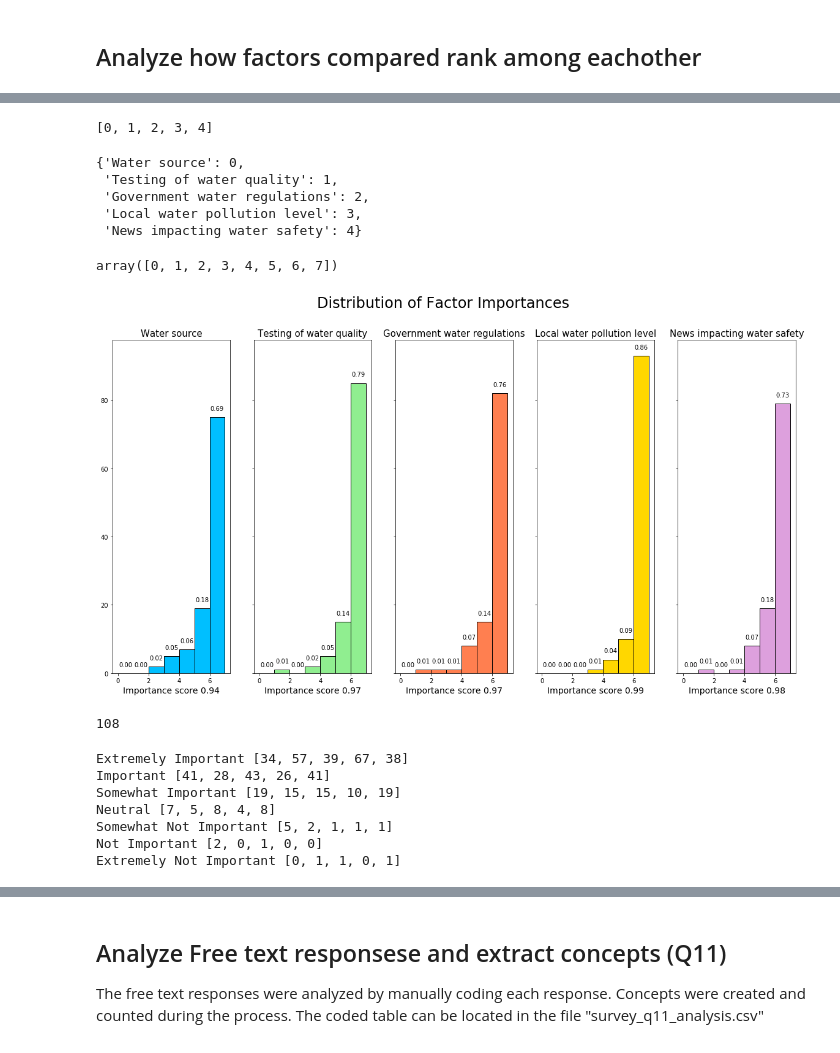
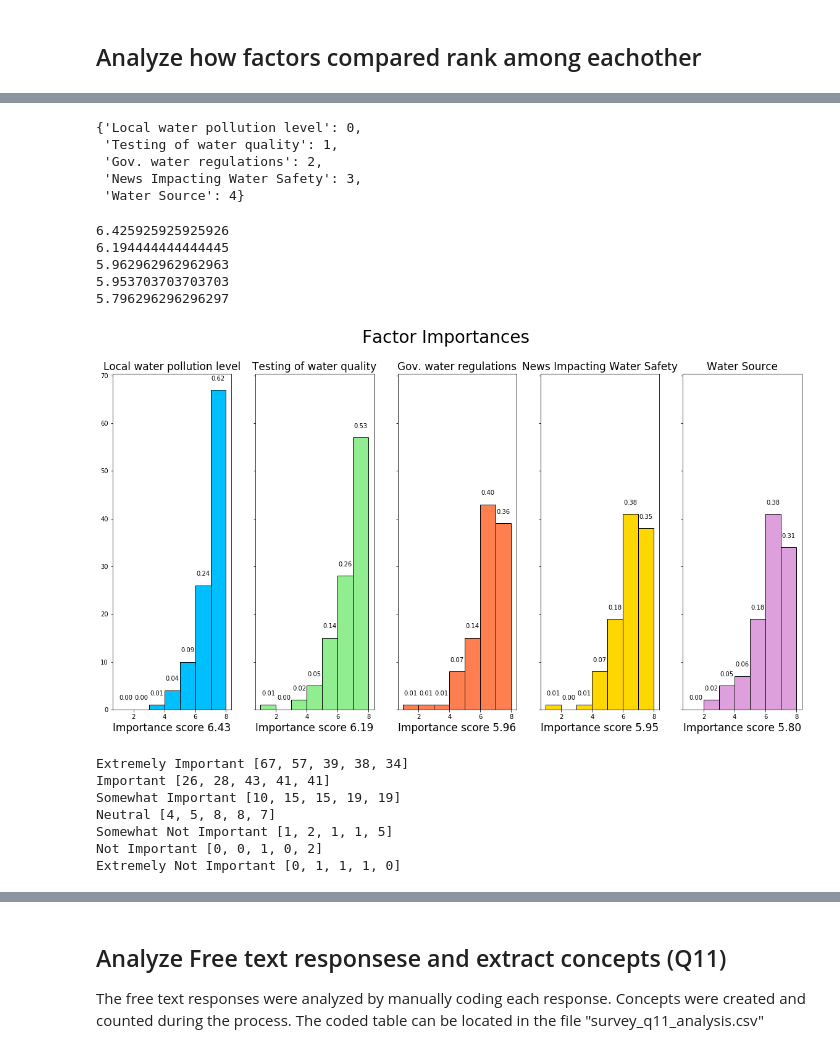
Before and after one commit to sakoki/water_q_project, a Jupyter notebook: analysis.ipynb, the cells around one changed output, grey strips where cells are left out. Cells and saved outputs as stored; diff of their text form; code cells hidden in the pictures.

```diff
--- a/analysis.ipynb
+++ b/analysis.ipynb
@@ -165,0 +166,16 @@ factors.head()
+# %%
+# Rank by highest number of extrememly important
+# Local water pollution level
+# Testing of water quality
+# Government Water regulations
+# News Impacting Water Safety
+# Water Source
+
+factors = Q7_responses[['Q7_4', 'Q7_2', 'Q7_3', 'Q7_5', 'Q7_1']]
+factors.columns = ['Local water pollution level', 'Testing of water quality', 'Gov. water regulations',
+                   'News Impacting Water Safety', 'Water Source']
+
+
+factors.reset_index(drop=True, inplace=True)
+print(factors.shape)
+factors.head()
@@ -196,12 +215,6 @@ See the caveats in the documentation: http://pandas.pydata.org/pandas-docs/stabl
 # %%
 # Generate subplot grid coordinates
-axis_keys = []
-for i in list(range(5)):
-    axis_keys.append((i))
-
-axis_keys[:5]
+axis_keys = np.arange(5)
-# %% [output]
-[0, 1, 2, 3, 4]
 # %%
 # Map column to grid coordinates
 subplot_data = {}
@@ -210,41 +223,46 @@ for i, v in enumerate(factors):
 
 subplot_data
 # %% [output]
-{'Water source': 0,
+{'Local water pollution level': 0,
  'Testing of water quality': 1,
- 'Government water regulations': 2,
- 'Local water pollution level': 3,
- 'News impacting water safety': 4}
+ 'Gov. water regulations': 2,
+ 'News Impacting Water Safety': 3,
+ 'Water Source': 4}
 # %%
 colors = ['deepskyblue', 'lightgreen', 'coral', 'gold', 'plum']
-# %%
-np.arange(0,8)
-# %% [output]
-array([0, 1, 2, 3, 4, 5, 6, 7])
 # %%
 fig, ax = plt.subplots(figsize=(20,10), nrows=1, ncols=5, sharey=True)
-fig.suptitle('Distribution of Factor Importances', fontsize=24)
+fig.suptitle('Factor Importances', fontsize=28)
 
 for k, v in subplot_data.items():
-    ax[v].hist(factors[k], bins=np.arange(0,8), color=colors[v], edgecolor='black')
-    ax[v].set_title(k, fontsize=15)
+    ax[v].hist(factors[k], bins=np.arange(1,9), range=(1,7),
+               histtype='bar', color=colors[v], edgecolor='black')
+    ax[v].set_title(k, fontsize=17)
 
     y = []
     for rects in ax[v].patches:
         # y-axis value
         height = rects.get_height()
         y.append(height)
         ax[v].text(rects.get_x()+rects.get_width()/2.0,
                    height+2,
                    '{:1.2f}'.format(height/factors.shape[0]),
                    ha='center')
 
-    pos_score = sum(y[-3:])/factors.shape[0]
-    ax[v].set_xlabel('Importance score {:1.2f}'.format(pos_score), fontsize=14)
+    # weighted average using frequency of each ranking
+    pos_score = np.average(np.array([1,2,3,4,5,6,7]), weights=np.array(y))
+    print(pos_score)
+#    pos_score = sum(y[-3:])/factors.shape[0]
+    ax[v].set_xlabel('Importance score {:1.2f}'.format(pos_score), fontsize=17)
 
 
-fig = plt.gcf() # get current figure
-fig.savefig("./images/Factors.png")
+fig = plt.gcf()
+# fig.savefig("./images/Factors.png")
 plt.show()
 # %% [output]
+6.425925925925926
+6.194444444444445
+5.962962962962963
+5.953703703703703
+5.796296296296297
-[figure, old version]
+[figure, new version]
@@ -272,8 +269,3 @@ plt.show()
-# %%
-sum(factors["Water source"].value_counts())
-sum(factors["Testing of water quality"].value_counts())
-# %% [output]
-108
 # %%
 e_important = []
 important = []
@@ -303,13 +295,13 @@ print('Somewhat Not Important', s_n_important)
 print('Not Important', n_important)
 print('Extremely Not Important', e_n_important)
 # %% [output]
-Extremely Important [34, 57, 39, 67, 38]
-Important [41, 28, 43, 26, 41]
-Somewhat Important [19, 15, 15, 10, 19]
-Neutral [7, 5, 8, 4, 8]
-Somewhat Not Important [5, 2, 1, 1, 1]
-Not Important [2, 0, 1, 0, 0]
-Extremely Not Important [0, 1, 1, 0, 1]
+Extremely Important [67, 57, 39, 38, 34]
+Important [26, 28, 43, 41, 41]
+Somewhat Important [10, 15, 15, 19, 19]
+Neutral [4, 5, 8, 8, 7]
+Somewhat Not Important [1, 2, 1, 1, 5]
+Not Important [0, 0, 1, 0, 2]
+Extremely Not Important [0, 1, 1, 1, 0]
 # %%
 total = [sum(x) for x in zip(e_important,important, s_important)]
 total
```
Also changed, not shown: parts of 14 cells of this notebook.
